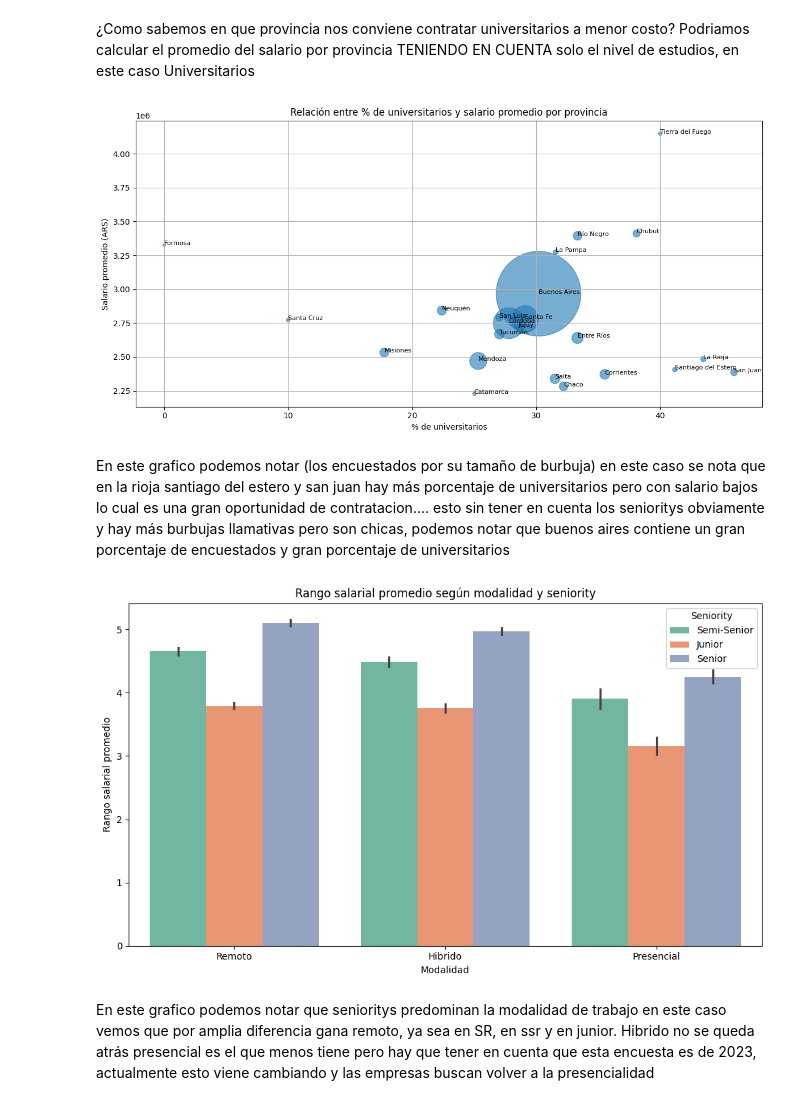
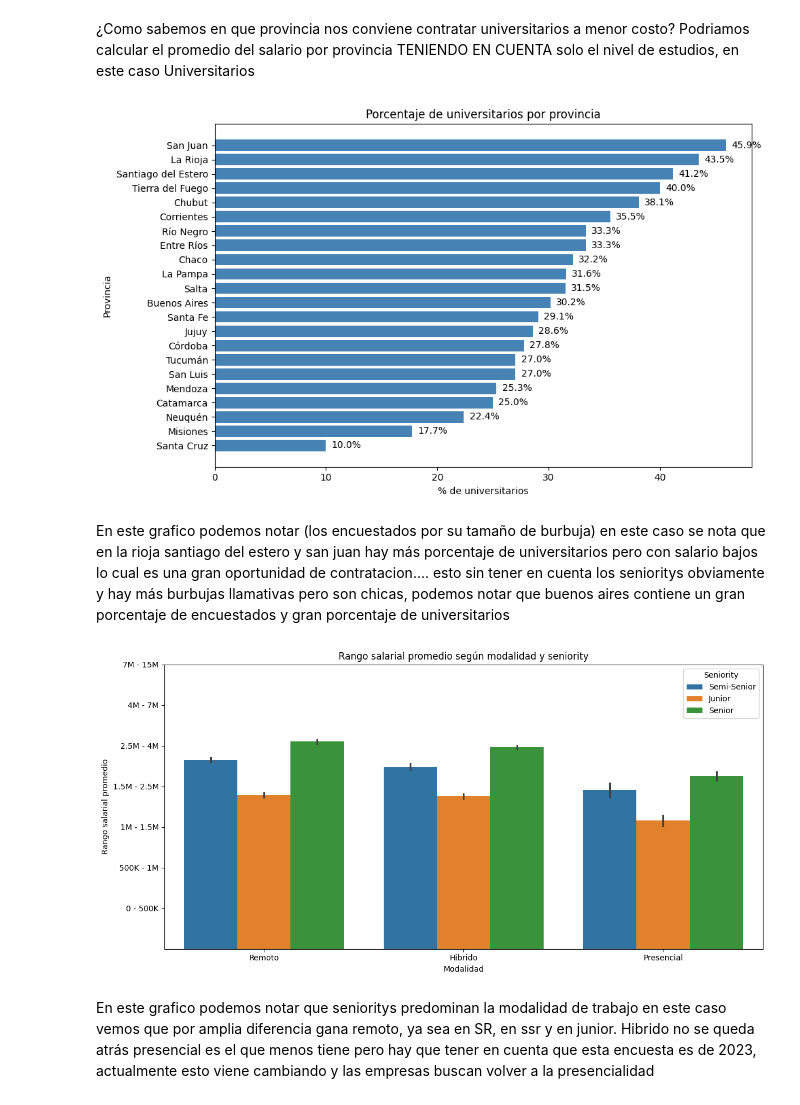
Before and after one commit to Gean-Saravia/Proyecto-Analisis, a Jupyter notebook: Analisis.ipynb, the cells around one changed output. Saved outputs shown, nothing was run; the diff lists cells and outputs as text; code cells hidden in the pictures.

```diff
--- a/Analisis.ipynb
+++ b/Analisis.ipynb
@@ -423,73 +359,61 @@ Si nuestra busqeuda está más enfocada en maestrías yy ahí tendriamos que ubi
 # %% [markdown]
 ¿Como sabemos en que provincia nos conviene contratar universitarios a menor costo? Podriamos calcular el promedio del salario por provincia TENIENDO EN CUENTA solo el nivel de estudios, en este caso Universitarios
 # %%
-provincia_counts = df["PROVINCIA"].value_counts()
+tabla_estudios = (
+    pd.crosstab(df["PROVINCIA"], df["NIVEL_ESTUDIOS"], normalize="index") * 100
+).reset_index()
 
-#Por las dudas filtramos por 50 encuestados
-provincias_validas = provincia_counts[provincia_counts >= 50].index
-df_filtrado = df[df["PROVINCIA"].isin(provincias_validas)]
+columna_estudio = "Universitario"
+universitarios = tabla_estudios[["PROVINCIA", columna_estudio]]
 
-salario_prom_prov = (
-    df.groupby("PROVINCIA")["SALARIO_REAL"]
-    .mean()
-    .reset_index()
-    .sort_values("SALARIO_REAL", ascending=False)
-)
+universitarios = universitarios.dropna(subset=[columna_estudio])
+universitarios = universitarios[universitarios[columna_estudio] > 0]
+
+universitarios = universitarios.sort_values(columna_estudio, ascending=True)
 
 
-tabla_estudios = pd.crosstab(
-    df["PROVINCIA"],
-    df["NIVEL_ESTUDIOS"],
-    normalize="index"
-) * 100
+plt.figure(figsize=(10,6))
+plt.barh(universitarios["PROVINCIA"], universitarios[columna_estudio], color="steelblue")
 
-tabla_estudios = tabla_estudios.reset_index()
-#Cruzamos las tablas para tener el porcentaje de universitarios y el salario promedio por provincia
-df_cruce = pd.merge(tabla_estudios, salario_prom_prov, on="PROVINCIA")
+for i, (prov, val) in enumerate(zip(universitarios["PROVINCIA"], universitarios[columna_estudio])):
+    plt.text(val + 0.5, i, f"{val:.1f}%", va="center")
 
-
-#Graficamos el porcentaje de universitarios vs salario promedio
-plt.figure(figsize=(12,6))
-plt.scatter(
-    df_cruce["Universitario"],
-    df_cruce["SALARIO_REAL"],
-    s=df["PROVINCIA"].value_counts().loc[df_cruce["PROVINCIA"]]*2,
-    alpha=0.6
-)
-
-for i, row in df_cruce.iterrows():
-    plt.text(row["Universitario"], row["SALARIO_REAL"], row["PROVINCIA"], fontsize=8)
-
-plt.title("Relación entre % de universitarios y salario promedio por provincia")
+plt.title("Porcentaje de universitarios por provincia")
 plt.xlabel("% de universitarios")
-plt.ylabel("Salario promedio (ARS)")
-plt.grid(True)
+plt.ylabel("Provincia")
 plt.tight_layout()
 plt.show()
 # %% [output]
-[figure, old version]
+[figure, new version]
 # %% [markdown]
 En este grafico podemos notar (los encuestados por su tamaño de burbuja) en este caso se nota que en la rioja santiago del estero y san juan hay más porcentaje de universitarios pero con salario bajos lo cual es una gran oportunidad de contratacion.... esto sin tener en cuenta los senioritys obviamente
 y hay más burbujas llamativas pero son chicas, podemos notar que buenos aires contiene un gran porcentaje de encuestados y gran porcentaje de universitarios
 # %%
-plt.figure(figsize=(10,6))
-sns.barplot(
+plt.figure(figsize=(12,6))
+ax = sns.barplot(
     data=df,
     x="MODALIDAD",
     y="ID_RANGO_SALARIO",
     hue="SENIORITY",
-    estimator=np.mean,
-    palette="Set2"
+    errorbar="ci"
 )
 
+ax.set_yticks(sorted(df["ID_RANGO_SALARIO"].unique()))
+ax.set_yticklabels(
+    [df.loc[df["ID_RANGO_SALARIO"] == i, "RANGO_SALARIO"].iloc[0]
+     for i in sorted(df["ID_RANGO_SALARIO"].unique())]
+)
+
+# Títulos y etiquetas
 plt.title("Rango salarial promedio según modalidad y seniority")
+plt.xlabel("Modalidad")
 plt.ylabel("Rango salarial promedio")
-plt.xlabel("Modalidad")
 plt.legend(title="Seniority")
+
 plt.tight_layout()
 plt.show()
 # %% [output]
-[figure, old version]
+[figure, new version]
 # %% [markdown]
 En este grafico podemos notar que senioritys predominan la modalidad de trabajo en este caso vemos que por amplia diferencia gana remoto, ya sea en SR, en ssr y en junior.
 Hibrido no se queda atrás presencial es el que menos tiene pero hay que tener en cuenta que esta encuesta es de 2023, actualmente esto viene cambiando y las empresas buscan volver a la presencialidad
```
Also changed, not shown: parts of 12 cells of this notebook, 7 other files.
